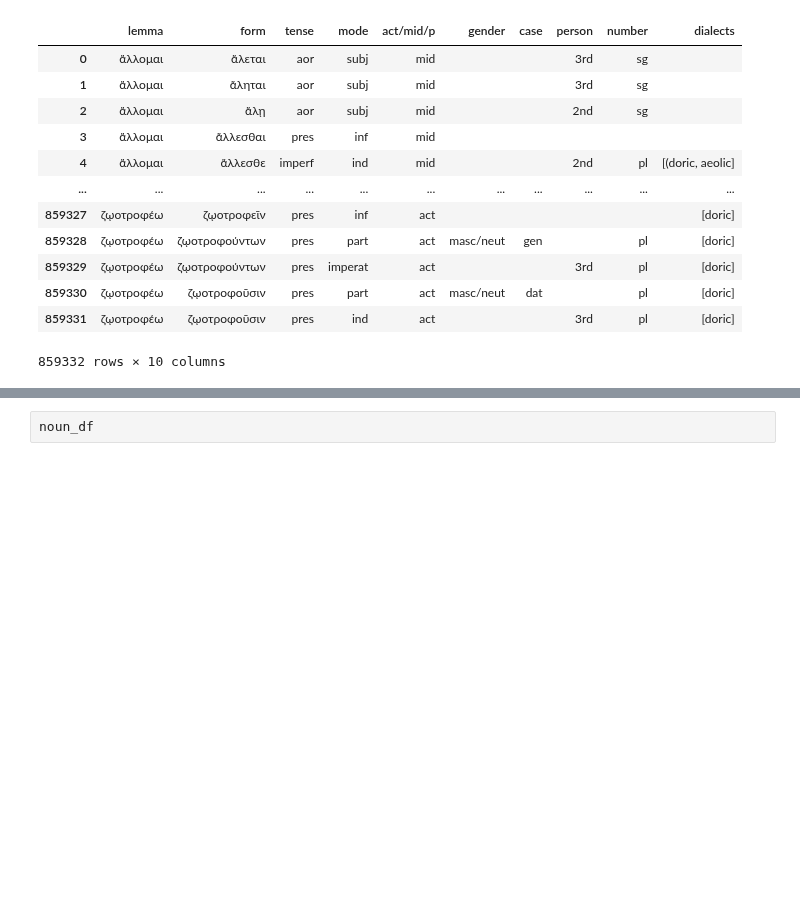
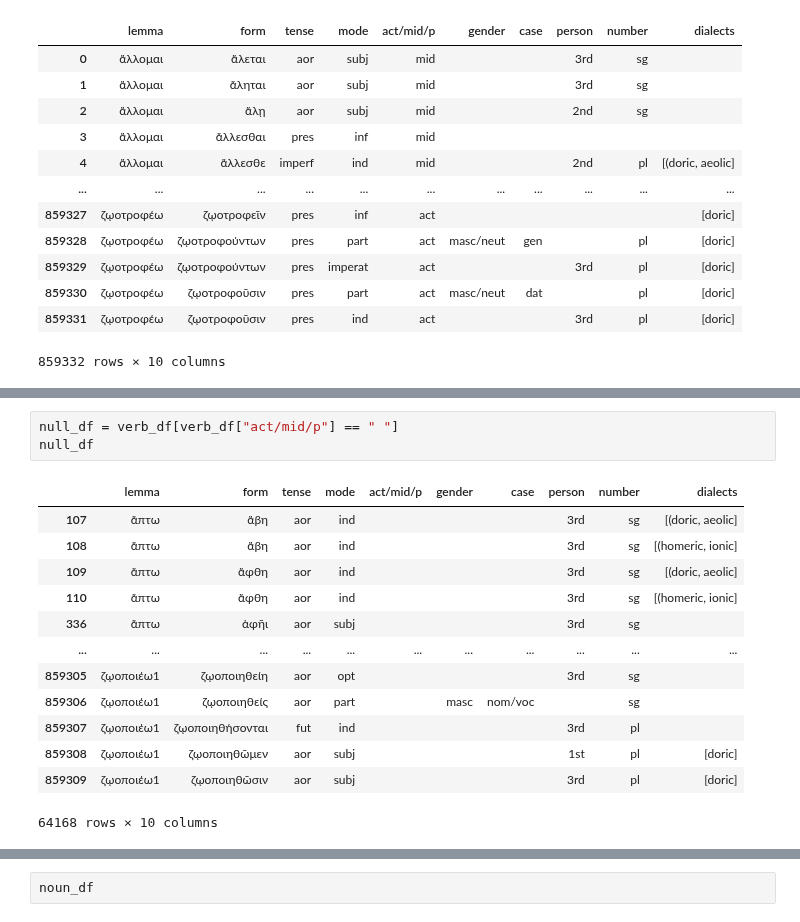
Before and after one commit to CaterinaDAngelo/thesis, a Jupyter notebook: processing_df_reinfl.ipynb, the cells around one changed output, grey strips where cells are left out. Cells and saved outputs as stored; diff of their text form; blank space fills up the shorter version.

```diff
--- a/processing_df_reinfl.ipynb
+++ b/processing_df_reinfl.ipynb
@@ -56,0 +91,17 @@ verb_df
+# %%
+null_df = verb_df[verb_df["act/mid/p"] == " "]
+null_df
+# %% [output]
+|  | lemma | form | tense | mode | act/mid/p | gender | case | person | number | dialects |
+| 107 | ἅπτω | ἅβη | aor | ind |  |  |  | 3rd | sg | [(doric, aeolic] |
+| 108 | ἅπτω | ἅβη | aor | ind |  |  |  | 3rd | sg | [(homeric, ionic] |
+| 109 | ἅπτω | ἅφθη | aor | ind |  |  |  | 3rd | sg | [(doric, aeolic] |
+| 110 | ἅπτω | ἅφθη | aor | ind |  |  |  | 3rd | sg | [(homeric, ionic] |
+| 336 | ἅπτω | ἁφῆι | aor | subj |  |  |  | 3rd | sg |  |
+| ... | ... | ... | ... | ... | ... | ... | ... | ... | ... | ... |
+| 859305 | ζῳοποιέω1 | ζῳοποιηθείη | aor | opt |  |  |  | 3rd | sg |  |
+| 859306 | ζῳοποιέω1 | ζῳοποιηθείς | aor | part |  | masc | nom/voc |  | sg |  |
+| 859307 | ζῳοποιέω1 | ζῳοποιηθήσονται | fut | ind |  |  |  | 3rd | pl |  |
+| 859308 | ζῳοποιέω1 | ζῳοποιηθῶμεν | aor | subj |  |  |  | 1st | pl | [doric] |
+| 859309 | ζῳοποιέω1 | ζῳοποιηθῶσιν | aor | subj |  |  |  | 3rd | pl | [doric] |
+64168 rows × 10 columns
```
Also changed, not shown: parts of 34 cells of this notebook.
